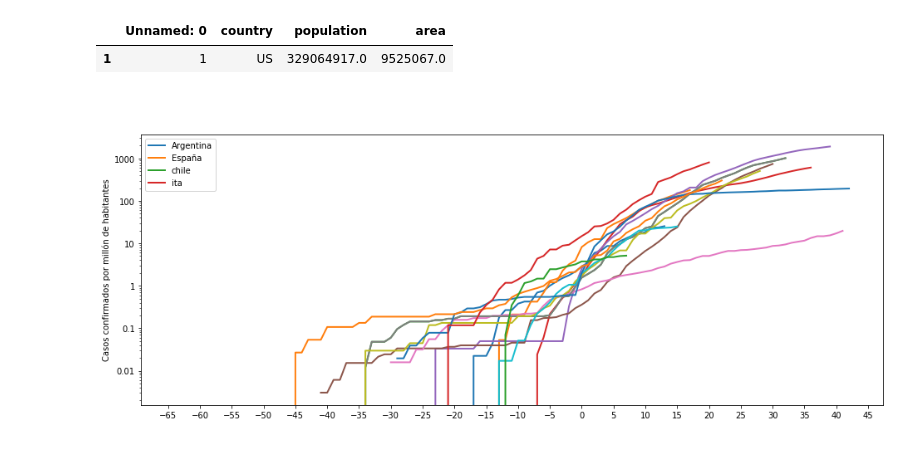
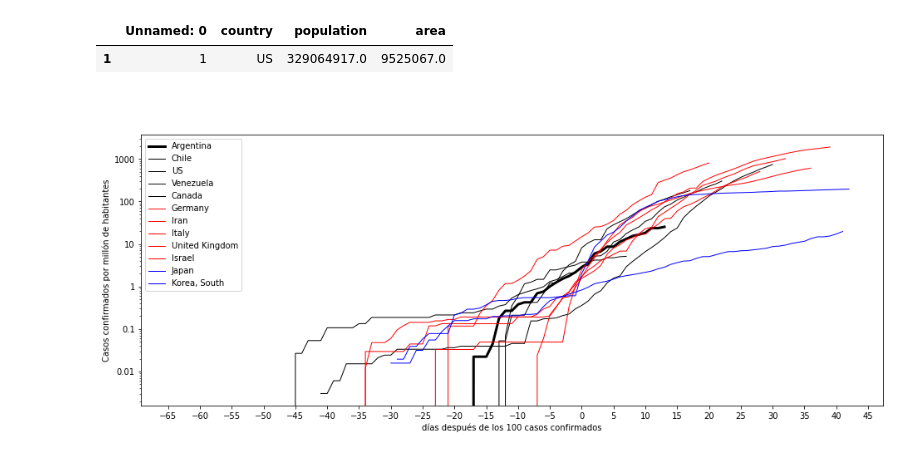
Before and after one commit to ivco19/countries, a Jupyter notebook: ntb/compare_countries.ipynb, the cells around one changed output. Saved outputs shown, nothing was run; the diff lists cells and outputs as text; code cells hidden in the pictures.

Commit message:
plot comparativo paises

```diff
--- a/ntb/compare_countries.ipynb
+++ b/ntb/compare_countries.ipynb
@@ -184,17 +184,30 @@ df_world[df_world['country'] == pais]
 |  | Unnamed: 0 | country | population | area |
 | 1 | 1 | US | 329064917.0 | 9525067.0 |
 # %%
-lista = ['Argentina', 'Chile', 'Germany', 'Iran', 'Italy','US','Japan','Germany','United Kingdom','South Africa','Korea, South','Canada','Venezuela','Israel']
+lista_america = ['Argentina', 'Chile','US','Venezuela','Canada']
+lista_europe = ['Germany', 'Iran', 'Italy','United Kingdom','Israel']
+lista_asia = ['Japan','Korea, South']
+lista_africa = ['South Africa']
+lista_oceania = []
+
+lista = lista_america + lista_oceania + lista_europe + lista_asia
+clrs = ['black']*len(lista_america) + ['yellow']*len(lista_oceania) + \
+       ['red']*len(lista_europe) + ['blue'] * len(lista_asia)
+
+lstcycle = ['-','--',':','-.','-','-','-','-']
+mstyle = lstcycle[0:len(lista_america)] + lstcycle[0:len(lista_oceania)] + \
+       lstcycle[0:len(lista_europe)] + lstcycle[0:len(lista_asia)]
 
 y_all = []
 t_all = []
+critical_number = 100
 for pais in lista:
     popu = df_world[df_world['country'] == pais]['population'].values[0]
     area = df_world[df_world['country'] == pais]['area'].values[0]
     covid_pais = covid_countries_date_df[covid_countries_date_df['Country/Region'] == pais]
 
     z = covid_pais['confirmed']
-    ind = next(x[0] for x in enumerate(z.values) if x[1] > 100)
+    ind = next(x[0] for x in enumerate(z.values) if x[1] > critical_number)
     patient_100_day = t[ind]
     t_pais = t - patient_100_day
     y_pais = covid_pais['confirmed'] / popu * 1.e6
@@ -204,20 +217,23 @@ for pais in lista:
 # %%
 fig, ax = plt.subplots(figsize=(16, 6))
 ax.set(yscale="log")
 ax.yaxis.set_major_formatter(ticker.FuncFormatter(lambda y, _: '{:g}'.format(y)))
 
-for t, y in zip(t_all, y_all):
-    sns.lineplot(x=t, y=y, sort=False, linewidth=2)
+#for t, y in zip(t_all, y_all):
+sns.lineplot(x=t_all[0], y=y_all[0], sort=False, linewidth=3, color='black')
+for i in range(len(t_all))[1:]:
+    sns.lineplot(x=t_all[i], y=y_all[i], sort=False, linewidth=1, color=clrs[i], linestyle=mstyle[i])
 
 plt.suptitle("COVID-19 per country cases over the time", fontsize=16, fontweight='bold', color='white')
 plt.title("(logarithmic scale)", color='white')
 
 ax.xaxis.set_major_locator(ticker.MultipleLocator(5))
 plt.xticks(rotation=0)
+plt.xlabel('días después de los 100 casos confirmados')
 plt.ylabel('Casos confirmados por millón de habitantes')
 
-ax.legend(['Argentina', 'España', 'chile', 'ita'])
+ax.legend(lista)
 
 plt.show()
 # %% [output]
-[figure, old version]
+[figure, new version]
```
Also changed, not shown: 1 other file.
